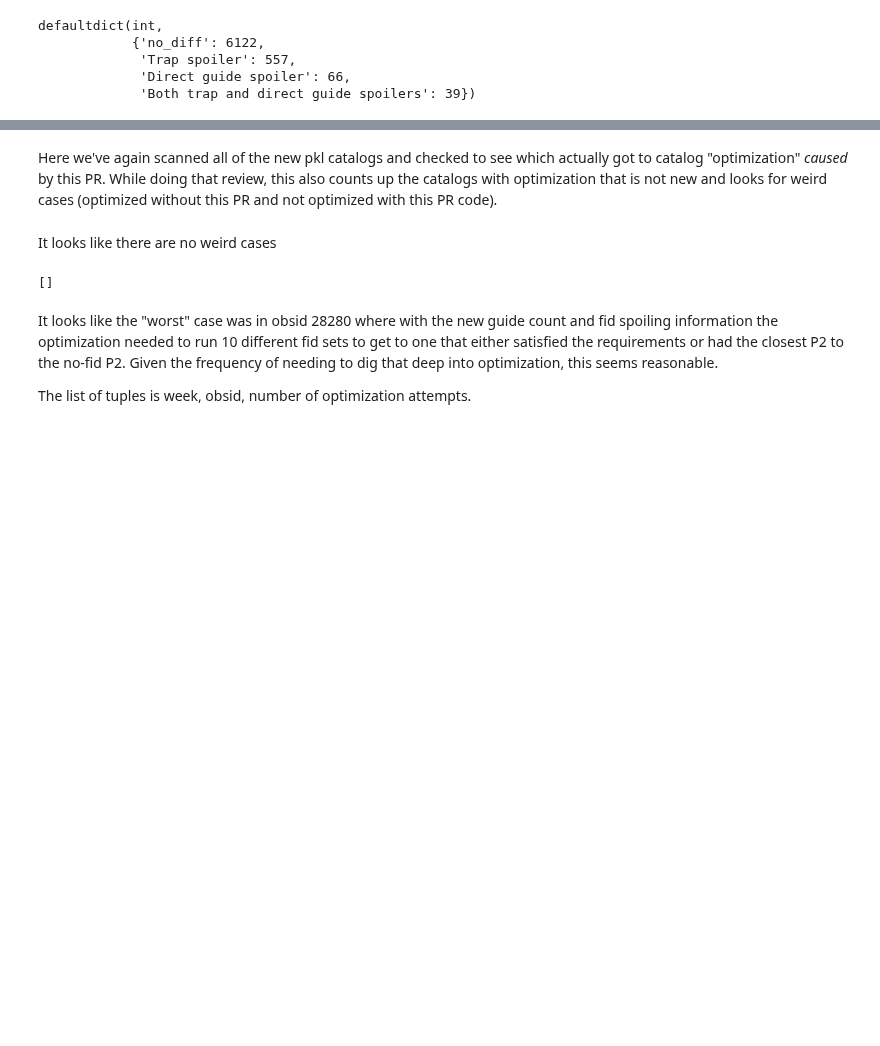
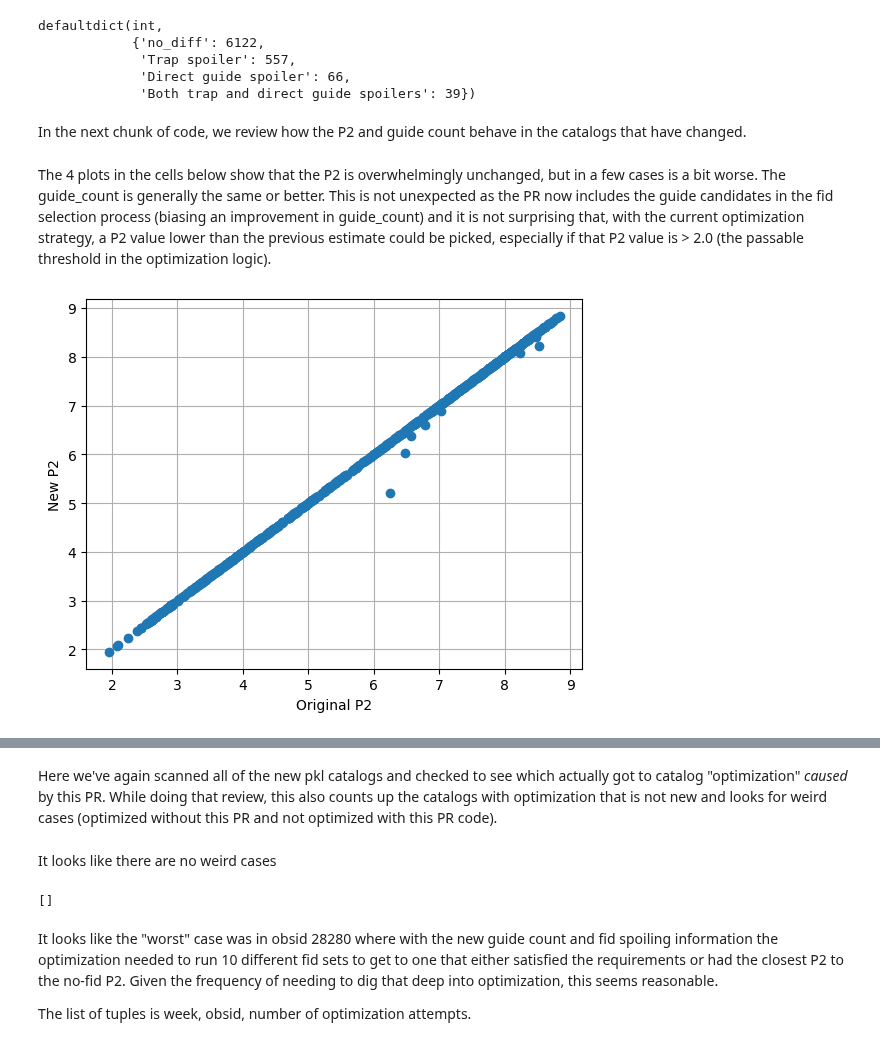
Before and after one commit to sot/proseco, a Jupyter notebook: validate/pr410-regression-optimization.ipynb, the cells around one changed output, grey strips where cells are left out. Drawn from its saved outputs; the diff is of its cells as text; code cells hidden in the pictures; blank space fills up the shorter version.

Commit message:
Update notebook to include p2/guide_count impact

```diff
--- a/validate/pr410-regression-optimization.ipynb
+++ b/validate/pr410-regression-optimization.ipynb
@@ -20,7 +22,7 @@ dir2 = "regression_data/5.17.2.dev51+ge5ee6d8_4.31.0" # from guide-opt-fid branc
 # %%
 
 # Get the last 2.5 years of approved schedules
-obss = kc.get_observations(CxoTime.now() - 365 * 2.5 * u.day)
+obss = kc.get_observations("2023-07-04", "2025-12-30")
 obss = [obs for obs in obss if obs["source"] != "CMD_EVT"]
 load_names = []
 [load_names.append(obs["source"]) for obs in obss if obs["source"] not in load_names];
@@ -76,3 +88,50 @@ defaultdict(int,
              'Trap spoiler': 557,
              'Direct guide spoiler': 66,
              'Both trap and direct guide spoilers': 39})
+# %% [markdown]
+In the next chunk of code, we review how the P2 and guide count behave in the catalogs that have changed.
+# %%
+compare = []
+for load_name in load_names:
+    pkl1 = Path(f"{dir1}/{load_name}_acas.pkl.gz")
+    pkl2 = Path(f"{dir2}/{load_name}_acas.pkl.gz")
+    if not (pkl1.exists() and pkl2.exists()):
+        continue
+    acas1 = pickle.load(gzip.open(pkl1, "rb"))
+    acas2 = pickle.load(gzip.open(pkl2, "rb"))
+    for obsid in acas1.keys():
+        cmp = review_cat(acas1[obsid], acas2[obsid])
+        if cmp is not None:
+            # What are the p2 and guide_count of the original and new catalog?
+            acar1 = acas1[obsid].get_review_table()
+            guide_count_1 = acar1.guide_count
+            acar2 = acas2[obsid].get_review_table()
+            guide_count_2 = acar2.guide_count
+            p2_1 = -np.log10(acar1.acqs.calc_p_safe())
+            p2_2 = -np.log10(acar2.acqs.calc_p_safe())
+            compare.append((load_name, obsid, cmp, guide_count_1, guide_count_2, p2_1, p2_2))
+# %%
+# Oops, should made that easier to Table
+compare_list_of_dicts = []
+for row in compare:
+    compare_list_of_dicts.append({
+        "load_name": row[0],
+        "obsid": row[1],
+        "diff_type": row[2],
+        "guide_count_1": row[3],
+        "guide_count_2": row[4],
+        "p2_1": row[5],
+        "p2_2": row[6],
+    })
+# %%
+
+dat = Table(compare_list_of_dicts)
+# %% [markdown]
+The 4 plots in the cells below show that the P2 is overwhelmingly unchanged, but in a few cases is a bit worse.  The guide_count is generally the same or better.  This is not unexpected as the PR now includes the guide candidates in the fid selection process (biasing an improvement in guide_count) and it is not surprising that, with the current optimization strategy, a P2 value lower than the previous estimate could be picked, especially if that P2 value is > 2.0 (the passable threshold in the optimization logic).
+# %%
+plt.plot(dat['p2_1'], dat['p2_2'], 'o')
+plt.xlabel('Original P2')
+plt.ylabel('New P2')
+plt.grid(True)
+# %% [output]
+[figure, added]
```
Also changed, not shown: parts of 9 cells of this notebook.
